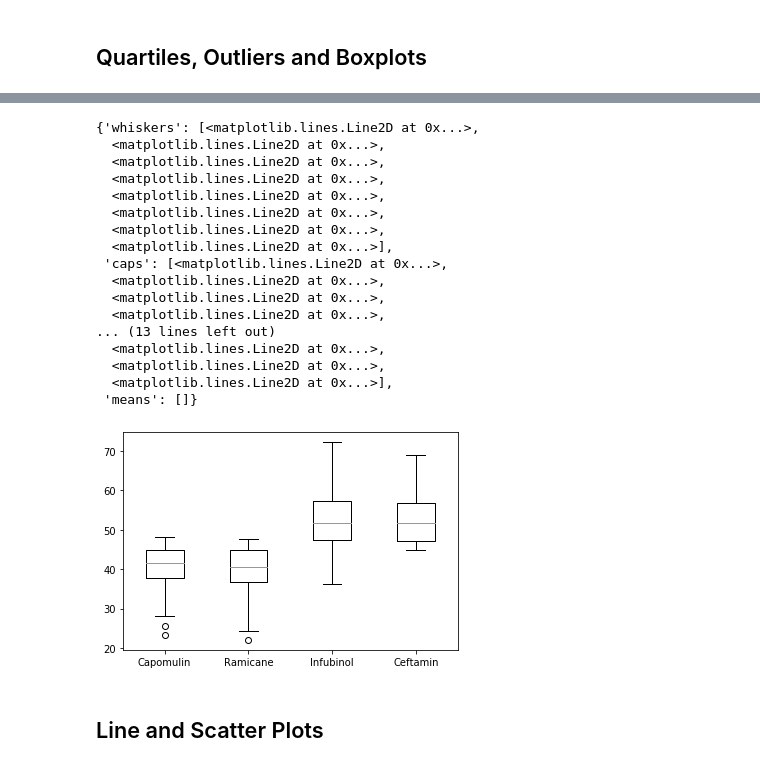
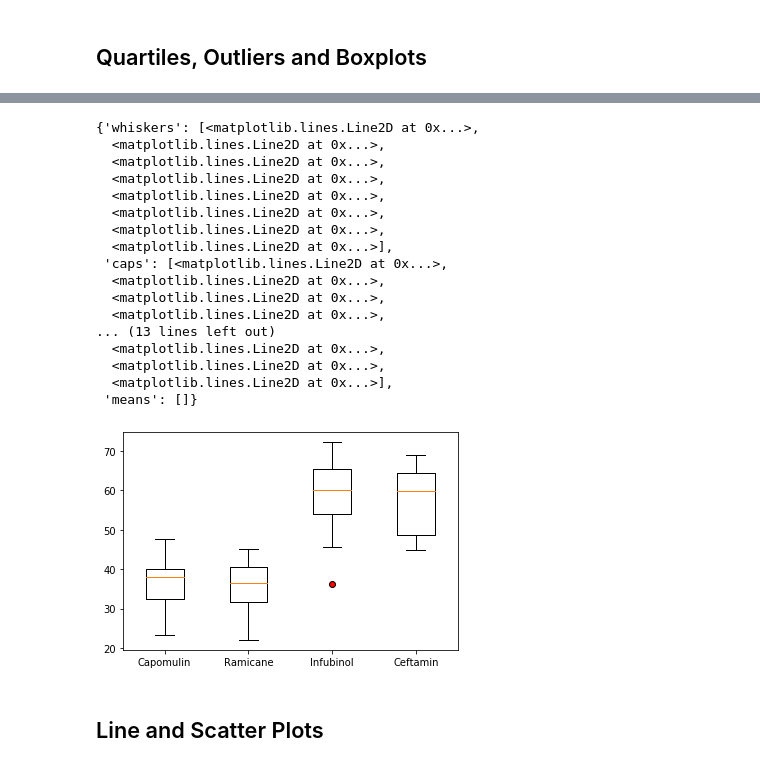
Before and after one commit to Aschaefer152/matplotlib-challenge, a Jupyter notebook: Pymaceuticals/pymaceuticals_starter.ipynb, the cells around one changed output, grey strips where cells are left out. Cells and saved outputs as stored; diff of their text form; code cells hidden in the pictures.

```diff
--- a/Pymaceuticals/pymaceuticals_starter.ipynb
+++ b/Pymaceuticals/pymaceuticals_starter.ipynb
@@ -240,11 +256,15 @@ plt.axis("equal")
 # Calculate the final tumor volume of each mouse across four of the treatment regimens:
 # Capomulin, Ramicane, Infubinol, and Ceftamin
 four_regimens= clean_data[clean_data["Drug Regimen"].isin(["Capomulin", "Ramicane", "Infubinol", "Ceftamin"])]
+
 # Start by getting the last (greatest) timepoint for each mouse
-four_regimens= four_regimens.sort_values(["Timepoint"], ascending=True)
+max_tumor=four_regimens.groupby(["Mouse ID"])[['Timepoint']].max()
+
+#reset index
+max_tumor=max_tumor.reset_index()
 
 # Merge this group df with the original dataframe to get the tumor volume at the last timepoint
-four_regimens_data=four_regimens[["Drug Regimen", "Mouse ID", "Timepoint", "Tumor Volume (mm3)"]]
+merge_data=max_tumor.merge(four_regimens, on=["Mouse ID","Timepoint"], how="left")
 
-four_regimens_data
+merge_data
 # %% [output]
@@ -430,17 +294,23 @@ tumor_data=[]
 
 # Calculate the IQR and quantitatively determine if there are any potential outliers.
 
+for drug in top_4_drugs:
 
     # Locate the rows which contain mice on each drug and get the tumor volumes
-for drug in top_4_drugs:
-    volume=clean_data.loc[clean_data['Drug Regimen']== drug, 'Tumor Volume (mm3)']
-    tumor_data.append(volume)
+    final_volume=merge_data.loc[merge_data['Drug Regimen']== drug, 'Tumor Volume (mm3)']
+
+    # add subset
+    tumor_data.append(final_volume)
+
+    # Determine outliers using upper and lower bounds
+    quartiles = final_volume.quantile([.25,.5,.75])
+    lowerq = quartiles[0.25]
+    upperq = quartiles[0.75]
+    iqr = upperq-lowerq
+    lower_bound = lowerq - (1.5*iqr)
+    upper_bound = upperq + (1.5*iqr)
+    outliers = final_volume.loc[(final_volume < lower_bound) | (final_volume > upper_bound)]
 
 
-    # add subset
-
-
-    # Determine outliers using upper and lower bounds
-
-
-#print out list of potential outliers. Infubinol is the only one that has an outlier 36.32
+    #print out list of potential outliers. Infubinol is the only one that has an outlier 36.32
+    print(f"{drug}'s potential outliers: {outliers}")
@@ -447,25 +323,27 @@ for drug in top_4_drugs:
 # %%
 # Generate a box plot of the final tumor volume of each mouse across four regimens of interest
-plt.boxplot(tumor_data, labels=top_4_drugs)
+outformat = dict(markerfacecolor='red')
+
+plt.boxplot(tumor_data, labels=top_4_drugs, flierprops=outformat)
 # %% [output]
 {'whiskers': [<matplotlib.lines.Line2D at 0x...>,
   <matplotlib.lines.Line2D at 0x...>,
   <matplotlib.lines.Line2D at 0x...>,
   <matplotlib.lines.Line2D at 0x...>,
   <matplotlib.lines.Line2D at 0x...>,
   <matplotlib.lines.Line2D at 0x...>,
   <matplotlib.lines.Line2D at 0x...>,
   <matplotlib.lines.Line2D at 0x...>],
  'caps': [<matplotlib.lines.Line2D at 0x...>,
   <matplotlib.lines.Line2D at 0x...>,
   <matplotlib.lines.Line2D at 0x...>,
   <matplotlib.lines.Line2D at 0x...>,
 ... (13 lines left out)
   <matplotlib.lines.Line2D at 0x...>,
   <matplotlib.lines.Line2D at 0x...>,
   <matplotlib.lines.Line2D at 0x...>],
  'means': []}
-[figure, old version]
+[figure, new version]
 # %% [markdown]
 ## Line and Scatter Plots
 # %%
```
Also changed, not shown: parts of 20 cells of this notebook.
